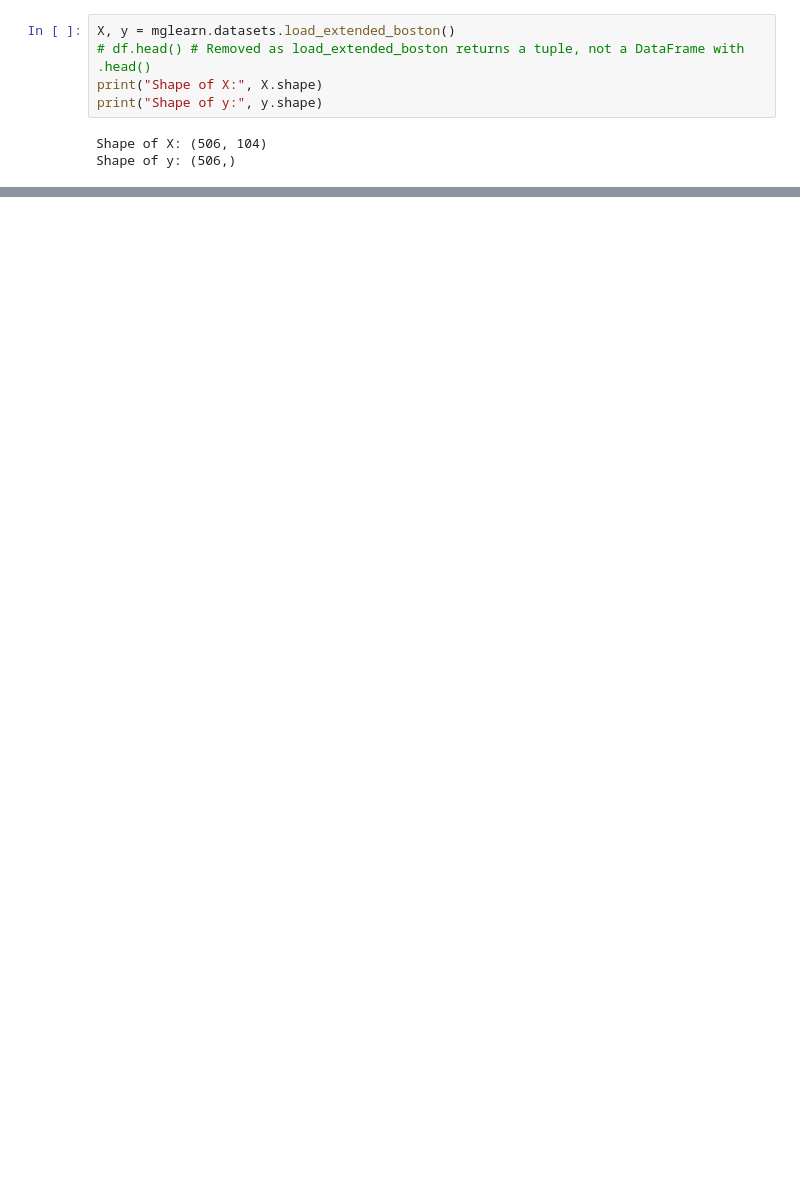
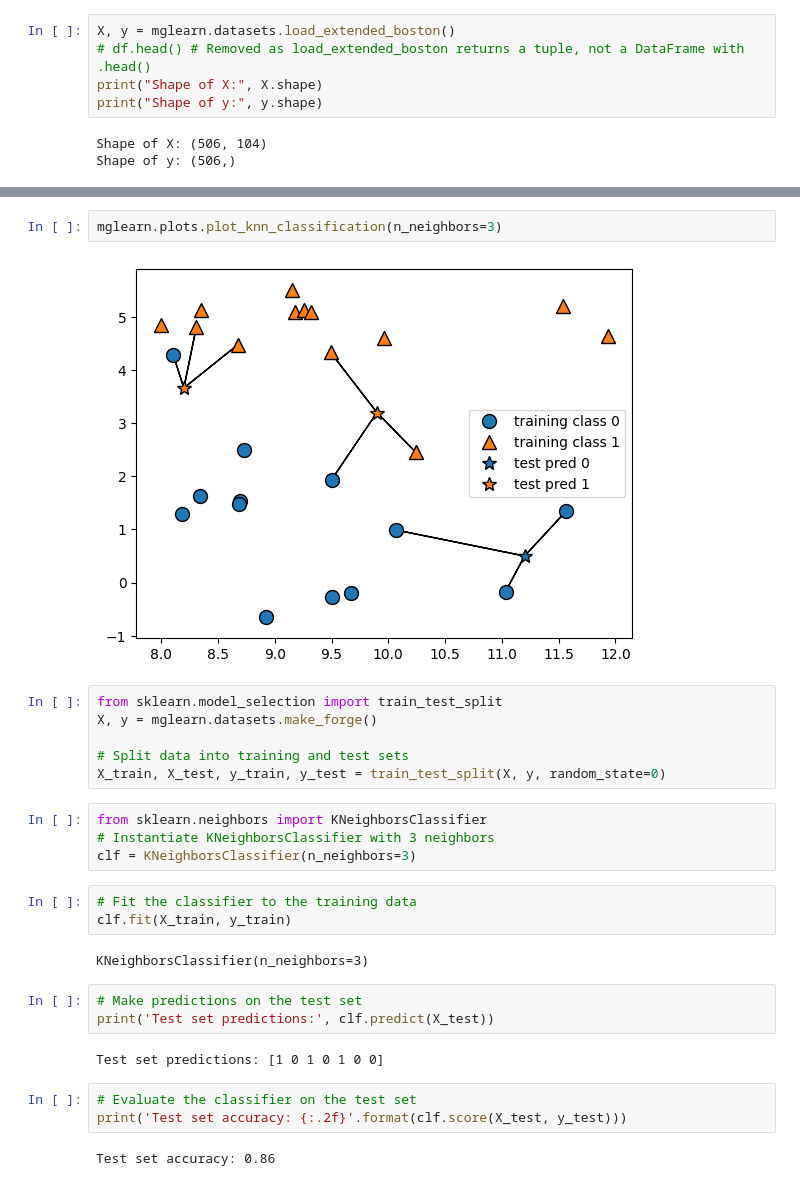
Before and after one commit to Saifullah785/intro-to-ml-with-python-notes-practice, a Jupyter notebook: Chapter_02_Supervised_Learning/Chapter_02_Supervised_Learning.ipynb, the cells around one changed output, grey strips where cells are left out. Drawn from its saved outputs; the diff is of its cells as text; blank space fills up the shorter version.

```diff
--- a/Chapter_02_Supervised_Learning/Chapter_02_Supervised_Learning.ipynb
+++ b/Chapter_02_Supervised_Learning/Chapter_02_Supervised_Learning.ipynb
@@ -103,0 +119,29 @@ Shape of y: (506,)
+# %%
+mglearn.plots.plot_knn_classification(n_neighbors=3)
+# %% [output]
+[figure, added]
+# %%
+from sklearn.model_selection import train_test_split
+X, y = mglearn.datasets.make_forge()
+
+# Split data into training and test sets
+X_train, X_test, y_train, y_test = train_test_split(X, y, random_state=0)
+# %%
+from sklearn.neighbors import KNeighborsClassifier
+# Instantiate KNeighborsClassifier with 3 neighbors
+clf = KNeighborsClassifier(n_neighbors=3)
+# %%
+# Fit the classifier to the training data
+clf.fit(X_train, y_train)
+# %% [output]
+KNeighborsClassifier(n_neighbors=3)
+# %%
+# Make predictions on the test set
+print('Test set predictions:', clf.predict(X_test))
+# %% [output]
+Test set predictions: [1 0 1 0 1 0 0]
+# %%
+# Evaluate the classifier on the test set
+print('Test set accuracy: {:.2f}'.format(clf.score(X_test, y_test)))
+# %% [output]
+Test set accuracy: 0.86
```
Also changed, not shown: parts of 24 cells of this notebook.
